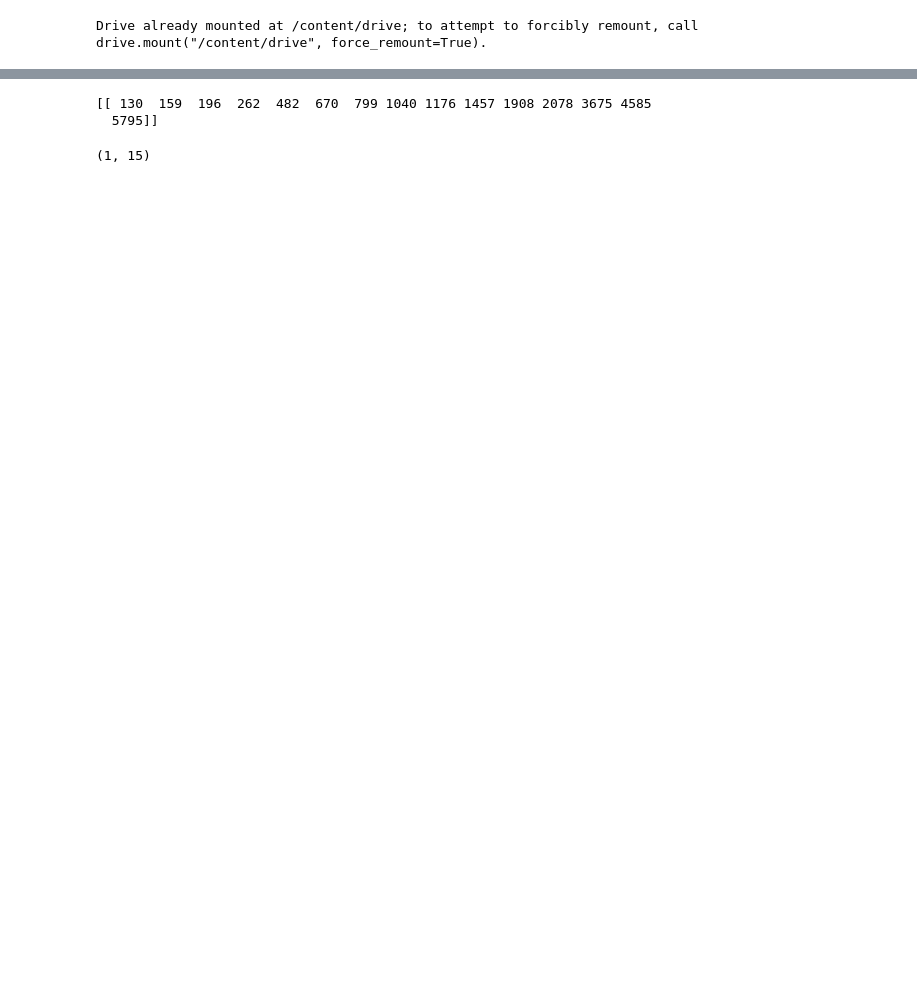
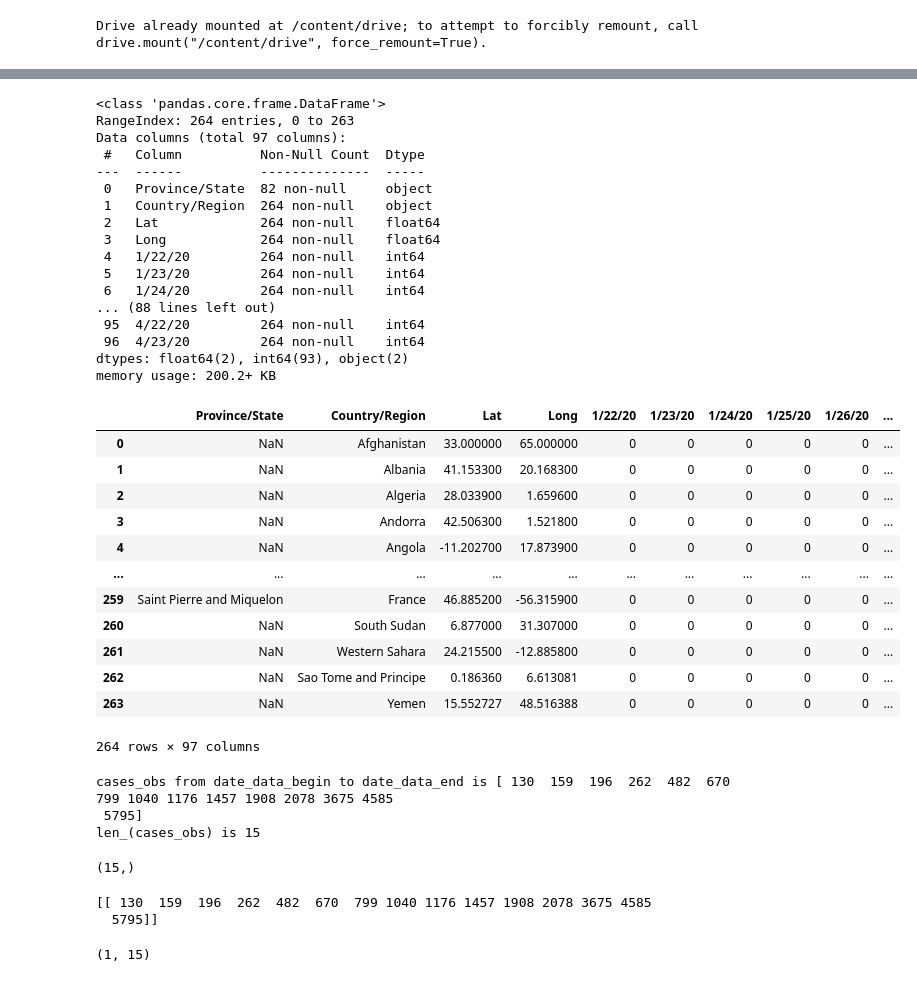
Before and after one commit to herysedra/covid19-mankaiza-clone, a Jupyter notebook: scripts/paper/simple_blocks/data.ipynb, the cells around one changed output, grey strips where cells are left out. Drawn from its saved outputs; the diff is of its cells as text; code cells hidden in the pictures; blank space fills up the shorter version.

```diff
--- a/scripts/paper/simple_blocks/data.ipynb
+++ b/scripts/paper/simple_blocks/data.ipynb
@@ -18,13 +18,17 @@ Mahasedra comments:
 Here we will trace most of treatments done on the data 'confirmed_cases'
 """
 
-confirmed_cases_url = 'https://raw.githubusercontent.com/CSSEGISandData/COVID-19/master/csse_covid_19_data/csse_covid_19_time_series/time_series_covid19_confirmed_global.csv'
-confirmed_cases = pd.read_csv(confirmed_cases_url, sep=',')
+csse_confirmed_cases_url = 'https://raw.githubusercontent.com/CSSEGISandData/COVID-19/master/csse_covid_19_data/csse_covid_19_time_series/time_series_covid19_confirmed_global.csv'
+csse_confirmed_cases = pd.read_csv(csse_confirmed_cases_url, sep=',')
+
 deaths_url =  'https://raw.githubusercontent.com/CSSEGISandData/COVID-19/master/csse_covid_19_data/csse_covid_19_time_series/time_series_covid19_deaths_global.csv'
 deaths = pd.read_csv(deaths_url, sep=',')
-#who_cases_mdg_file = '/content/drive/data/who_mdg.csv'
+
+csse_recovered_cases_url = 'https://raw.githubusercontent.com/CSSEGISandData/COVID-19/master/csse_covid_19_data/csse_covid_19_time_series/time_series_covid19_recovered_global.csv'
+csse_recovered_cases = pd.read_csv(csse_recovered_cases_url, sep=',')
+
+who_conf_and_death_cases_url = 'https://raw.githubusercontent.com/CSSEGISandData/COVID-19/master/who_covid_19_situation_reports/who_covid_19_sit_rep_time_series/who_covid_19_sit_rep_time_series.csv'
+who_conf_and_death_cases = pd.read_csv(who_conf_and_death_cases_url, sep=',')
+
+
 who_cases_mdg = pd.read_csv("/content/drive/My Drive/data/who mdg.csv")
-path_to_save = '../../figures/'
-path_data = '../../data/'
-
-print(who_cases_mdg)
@@ -109,2 +64,54 @@ len_(cases_obs) is 15
+# %%
+csse_confirmed_cases.info()
+csse_confirmed_cases
+# %% [output]
+<class 'pandas.core.frame.DataFrame'>
+RangeIndex: 264 entries, 0 to 263
+Data columns (total 97 columns):
+ #   Column          Non-Null Count  Dtype
+---  ------          --------------  -----
+ 0   Province/State  82 non-null     object
+ 1   Country/Region  264 non-null    object
+ 2   Lat             264 non-null    float64
+ 3   Long            264 non-null    float64
+ 4   1/22/20         264 non-null    int64
+ 5   1/23/20         264 non-null    int64
+ 6   1/24/20         264 non-null    int64
+... (88 lines left out)
+ 95  4/22/20         264 non-null    int64
+ 96  4/23/20         264 non-null    int64
+dtypes: float64(2), int64(93), object(2)
+memory usage: 200.2+ KB
+|  | Province/State | Country/Region | Lat | Long | 1/22/20 | 1/23/20 | 1/24/20 | 1/25/20 | 1/26/20 | ... |
+| 0 | NaN | Afghanistan | 33.000000 | 65.000000 | 0 | 0 | 0 | 0 | 0 | ... |
+| 1 | NaN | Albania | 41.153300 | 20.168300 | 0 | 0 | 0 | 0 | 0 | ... |
+| 2 | NaN | Algeria | 28.033900 | 1.659600 | 0 | 0 | 0 | 0 | 0 | ... |
+| 3 | NaN | Andorra | 42.506300 | 1.521800 | 0 | 0 | 0 | 0 | 0 | ... |
+| 4 | NaN | Angola | -11.202700 | 17.873900 | 0 | 0 | 0 | 0 | 0 | ... |
+| ... | ... | ... | ... | ... | ... | ... | ... | ... | ... | ... |
+| 259 | Saint Pierre and Miquelon | France | 46.885200 | -56.315900 | 0 | 0 | 0 | 0 | 0 | ... |
+| 260 | NaN | South Sudan | 6.877000 | 31.307000 | 0 | 0 | 0 | 0 | 0 | ... |
+| 261 | NaN | Western Sahara | 24.215500 | -12.885800 | 0 | 0 | 0 | 0 | 0 | ... |
+| 262 | NaN | Sao Tome and Principe | 0.186360 | 6.613081 | 0 | 0 | 0 | 0 | 0 | ... |
+| 263 | NaN | Yemen | 15.552727 | 48.516388 | 0 | 0 | 0 | 0 | 0 | ... |
+264 rows × 97 columns
+# %%
+cases_obs =  np.array(
+    csse_confirmed_cases.loc[csse_confirmed_cases["Country/Region"] == "Germany",
+                        date_formatted_begin:date_formatted_end])[0]
+
+
+
+print('cases_obs from date_data_begin to date_data_end is', cases_obs, sep=" ")
+
+print('len_(cases_obs) is', len(cases_obs), sep=" ")
+type(cases_obs)
+cases_obs.shape
+#From the output, cases_obs is made of 15
+# %% [output]
+cases_obs from date_data_begin to date_data_end is [ 130  159  196  262  482  670  799 1040 1176 1457 1908 2078 3675 4585
+ 5795]
+len_(cases_obs) is 15
+(15,)
 # %%
 cases0_obs =  np.array(
```
Also changed, not shown: parts of 9 cells of this notebook.
